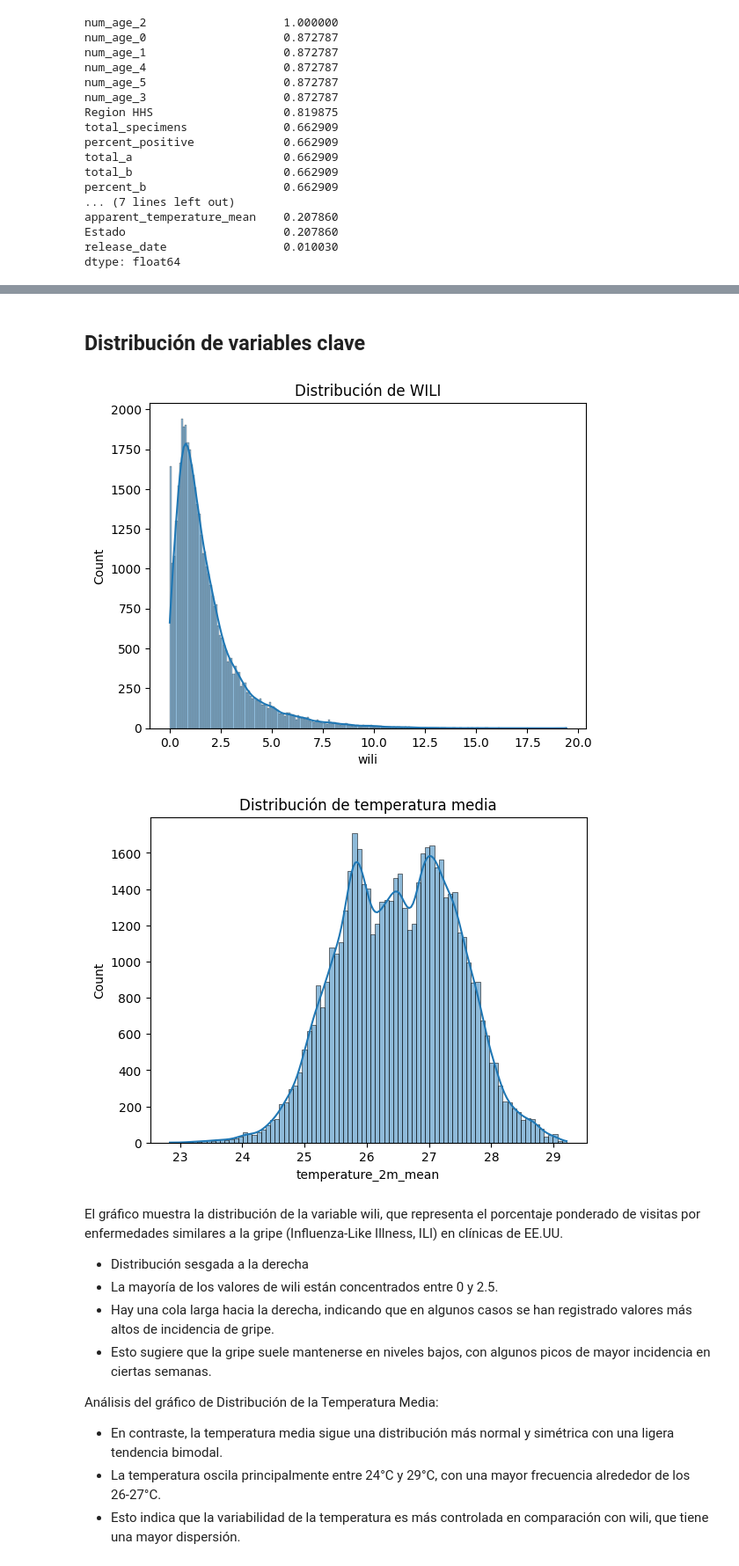
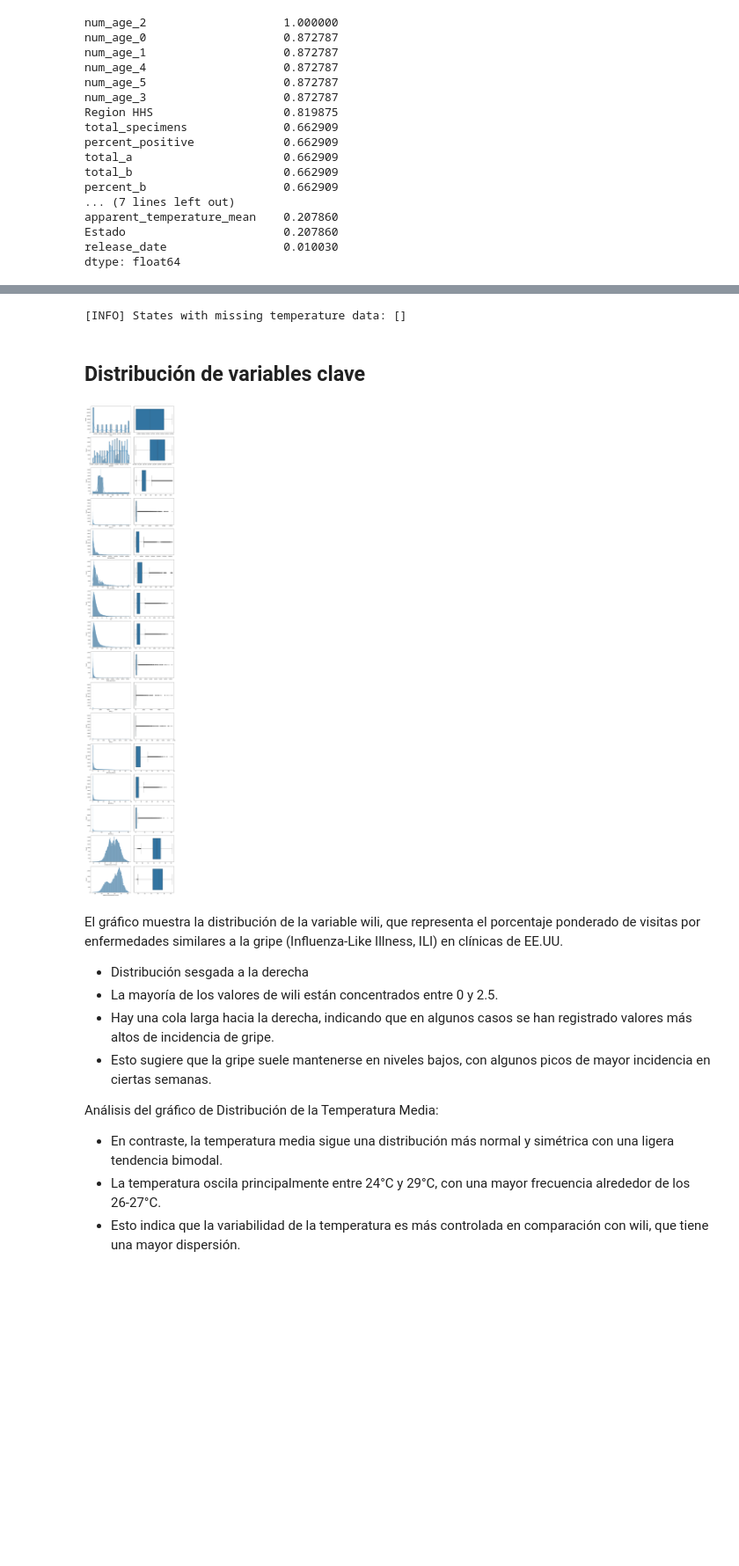
Before and after one commit to Laura-Cruz-Gil/Proyecto_Final_Salud, a Jupyter notebook: src/explore.ipynb, the cells around one changed output, grey strips where cells are left out. Shown at 88% size. Cells and saved outputs as stored; diff of their text form; code cells hidden in the pictures; blank space fills up the shorter version.

```diff
--- a/src/explore.ipynb
+++ b/src/explore.ipynb
@@ -190,3 +200,6 @@ dtype: float64
 # %%
 # Eliminar columnas vacias
 df = df.drop ('num_age_2', axis = 1)
+df = df.rename(columns={
+    "Estado": "state"
+})
@@ -192,0 +244,14 @@ df = df.drop ('num_age_2', axis = 1)
+# %%
+# Replace the null values in the 'state' column with the values from the 'region' column
+df["state"] = df["state"].fillna(df["region"])
+df["state"] = df["state"].str.upper()
+
+# Fill the state abbreviations with full names
+df["state"] = df["state"].replace(us_states)
+df["state"] = df["state"].str.lower()
+df["region"] = df["region"].str.lower()
+# %%
+# Delete rows with missing values in 'state' or 'region'
+regions = ['hhs1', 'hhs10', 'hhs2', 'hhs3', 'hhs4', 'hhs5', 'hhs6', 'hhs7', 'hhs8', 'hhs9', 'nat']
+df = df[~df["state"].isin(regions)]
+df = df[~df["region"].isin(regions)]
@@ -192,0 +280,2 @@ df = df.drop ('num_age_2', axis = 1)
+# %%
+df = df.drop(columns=["num_age_0", "num_age_1", "num_age_3", "num_age_4", "num_age_5", "region"])
@@ -193,21 +320,27 @@ df = df.drop ('num_age_2', axis = 1)
+# %%
+missing_states = df[df["temperature_2m_mean"].isna() & df["apparent_temperature_mean"].isna()]["state"].unique()
+print("[INFO] States with missing temperature data:", missing_states)
+# %% [output]
+[INFO] States with missing temperature data: []
 # %% [markdown]
 ## Distribución de variables clave
-# %%
-import matplotlib.pyplot as plt
-import seaborn as sns
-
-# Histograma de wili
-sns.histplot(df["wili"].dropna(), kde=True)
-plt.title("Distribución de WILI")
-plt.show()
-
-# Temperatura media
-sns.histplot(df["temperature_2m_mean"].dropna(), kde=True)
-plt.title("Distribución de temperatura media")
-plt.show()
-# %% [output]
-[figure, removed]
-[figure, removed]
+# %%
+import matplotlib.pyplot as plt
+import seaborn as sns
+
+numeric_features = df.select_dtypes(include=["float64", "int64"]).columns
+
+
+fig, ax = plt.subplots(len(numeric_features), 2, figsize=(12, 4 * len(numeric_features)))
+
+for i, feature in enumerate(numeric_features):
+    sns.histplot(ax=ax[i, 0], data=df, x=feature, kde=True)
+    sns.boxplot(ax=ax[i, 1], data=df, x=feature).set(xlabel=None)
+
+plt.tight_layout()
+plt.show()
+# %% [output]
+[figure, added]
 # %% [markdown]
 El gráfico muestra la distribución de la variable wili, que representa el porcentaje ponderado de visitas por enfermedades similares a la gripe (Influenza-Like Illness, ILI) en clínicas de EE.UU.
 
```
Also changed, not shown: parts of 17 cells of this notebook.
